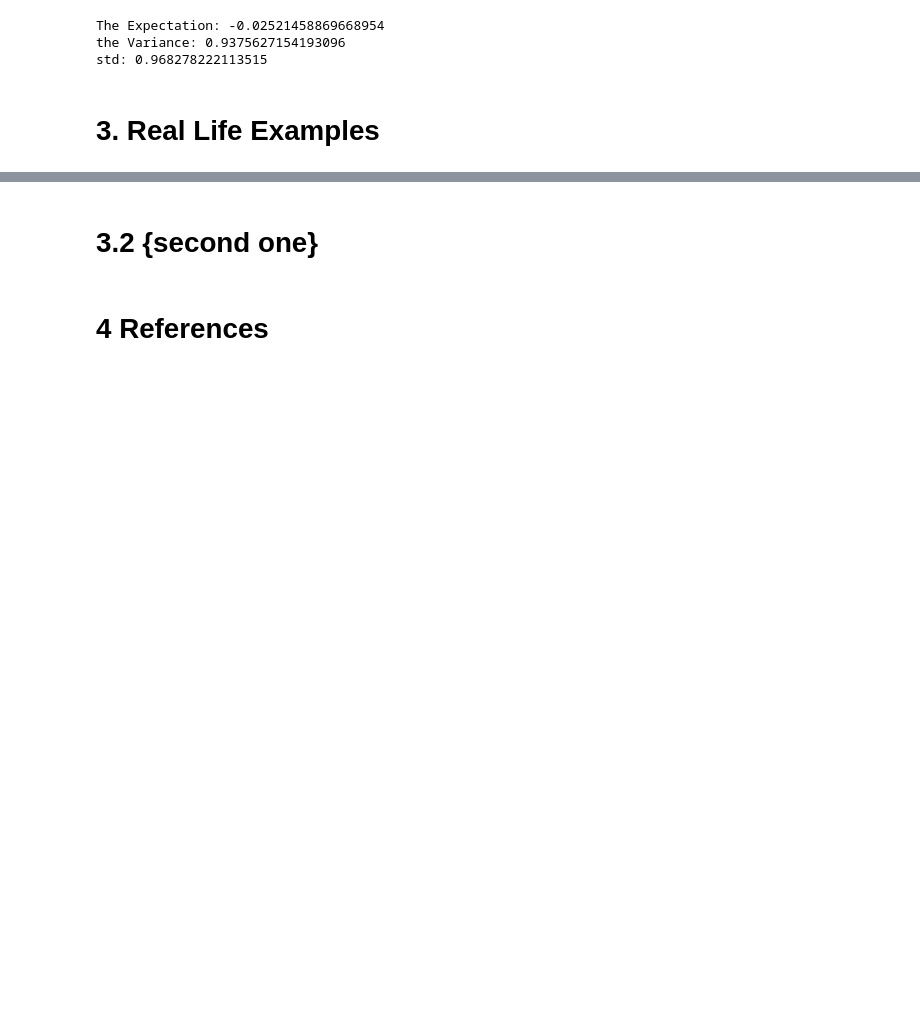
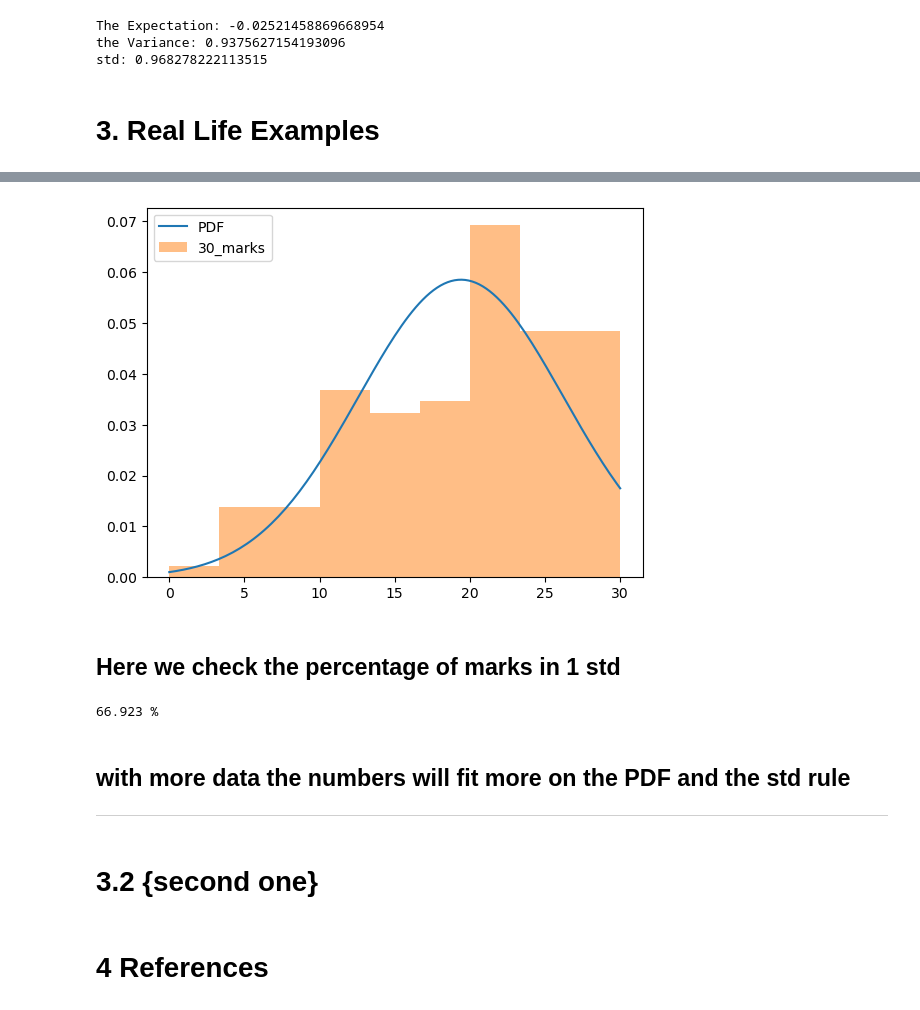
Before and after one commit to shabbann/probability-project, a Jupyter notebook: Math Project.ipynb, the cells around one changed output, grey strips where cells are left out. Cells and saved outputs as stored; diff of their text form; code cells hidden in the pictures; blank space fills up the shorter version.

```diff
--- a/Math Project.ipynb
+++ b/Math Project.ipynb
@@ -700,3 +730,32 @@ std: 0.968278222113515
+# %%
+import pandas as pd
+import matplotlib.pyplot as plt
+from scipy.stats import norm
+import numpy as np
+
+thirty_marks = pd.read_csv(r"C:\Users\ahmed\Desktop\30marks.txt")
+
+fig, ax = plt.subplots()
+x = np.linspace(0, 30, 129)
+pdf = norm.pdf(x, loc=thirty_marks.mean().item(), scale=thirty_marks.std().item())
+ax.plot(x, pdf, label='PDF')
+
+ax.hist(thirty_marks, density=True, bins='auto', histtype='stepfilled', alpha=0.5, label='30_marks')
+
+ax.legend()
+plt.show()
+# %% [output]
+[figure, added]
+# %% [markdown]
+## Here we check the percentage of marks in 1 std
+# %%
+a=thirty_marks[(thirty_marks<(thirty_marks.mean()+thirty_marks.std())) & (thirty_marks>(thirty_marks.mean()-thirty_marks.std()))].count(0)
+print(f"{(a/thirty_marks.count()*100).item():0.3f}","%")
+# %% [output]
+66.923 %
+# %% [markdown]
+## with more data the numbers will fit more on the PDF and the std rule
+_______________________________________________________________________________________________________________________________________________________
 # %% [markdown]
 # 3.2 {second one}
 # %% [markdown]
```
Also changed, not shown: parts of 5 cells of this notebook.
